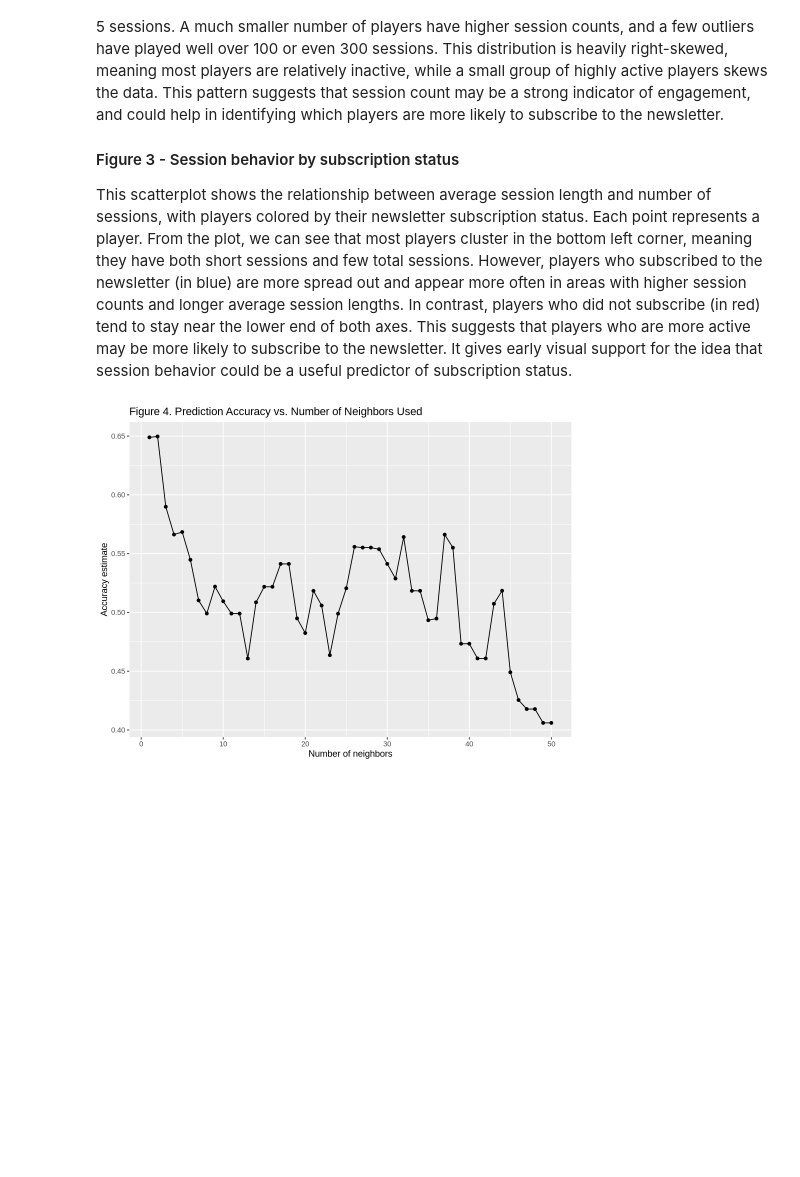
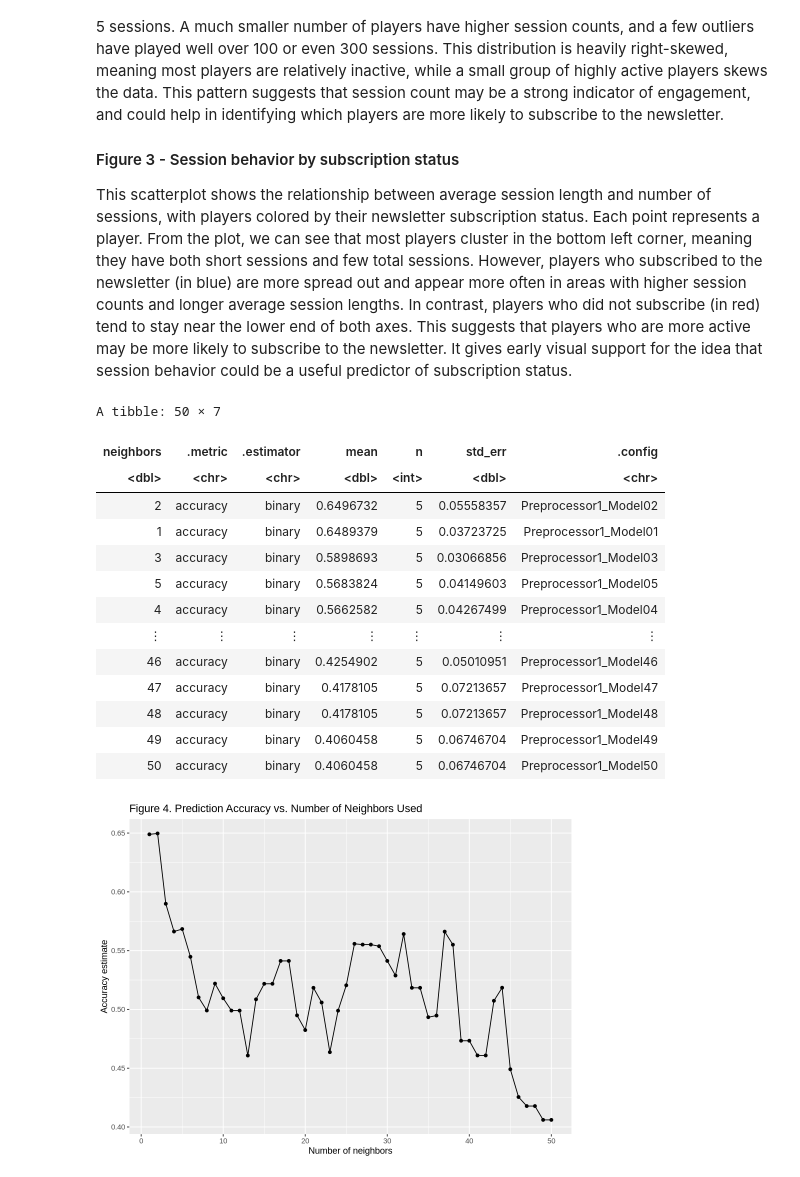
Before and after one commit to ryanraen/dsci-100-term-project, a Jupyter notebook: DSCI Final Project Report.ipynb, the cells around one changed output. Drawn from its saved outputs; the diff is of its cells as text; code cells hidden in the pictures; blank space fills up the shorter version.

```diff
--- a/DSCI Final Project Report.ipynb
+++ b/DSCI Final Project Report.ipynb
@@ -433,33 +463,50 @@ knn_model <- nearest_neighbor(weight_func = "rectangular", neighbors = tune()) |
   set_engine("kknn") |>
   set_mode("classification")
 
 # Workflow
 knn_workflow <- workflow() |>
   add_model(knn_model) |>
   add_recipe(knn_recipe)
 
 # Test K values 1-50
 k_vals <- tibble(neighbors = seq(from = 1, to = 50, by = 1))
 
 # Apply 5 vfold cross validation
 data_vfold <- vfold_cv(train_data, v = 5, strata = subscribe)
 
 k_metrics <- knn_workflow |>
   tune_grid(resamples = data_vfold, grid = k_vals) |>
   collect_metrics()
 
 # Isolate accuracies for each K value
 accuracies <- k_metrics |>
   filter(.metric == "accuracy")
 
 # Visualize prediction accuracy and number of neighbors
 best_k_vis <- ggplot(accuracies, aes(x = neighbors, y = mean)) +
   geom_point() +
   geom_line() +
   labs(title = "Figure 4. Prediction Accuracy vs. Number of Neighbors Used", x = "Number of neighbors", y = "Accuracy estimate")
 
+options(repr.plot.width = 10, repr.plot.width = 8)
 best_k_vis
+
+arrange(accuracies, -mean)
 # %% [output]
+A tibble: 50 × 7
+| neighbors | .metric | .estimator | mean | n | std_err | .config |
+| <dbl> | <chr> | <chr> | <dbl> | <int> | <dbl> | <chr> |
+| 2 | accuracy | binary | 0.6496732 | 5 | 0.05558357 | Preprocessor1_Model02 |
+| 1 | accuracy | binary | 0.6489379 | 5 | 0.03723725 | Preprocessor1_Model01 |
+| 3 | accuracy | binary | 0.5898693 | 5 | 0.03066856 | Preprocessor1_Model03 |
+| 5 | accuracy | binary | 0.5683824 | 5 | 0.04149603 | Preprocessor1_Model05 |
+| 4 | accuracy | binary | 0.5662582 | 5 | 0.04267499 | Preprocessor1_Model04 |
+| ⋮ | ⋮ | ⋮ | ⋮ | ⋮ | ⋮ | ⋮ |
+| 46 | accuracy | binary | 0.4254902 | 5 | 0.05010951 | Preprocessor1_Model46 |
+| 47 | accuracy | binary | 0.4178105 | 5 | 0.07213657 | Preprocessor1_Model47 |
+| 48 | accuracy | binary | 0.4178105 | 5 | 0.07213657 | Preprocessor1_Model48 |
+| 49 | accuracy | binary | 0.4060458 | 5 | 0.06746704 | Preprocessor1_Model49 |
+| 50 | accuracy | binary | 0.4060458 | 5 | 0.06746704 | Preprocessor1_Model50 |
 [figure]
 # %% [markdown]
 From the plot above, we can see that for:
```
Also changed, not shown: parts of 7 cells of this notebook.
